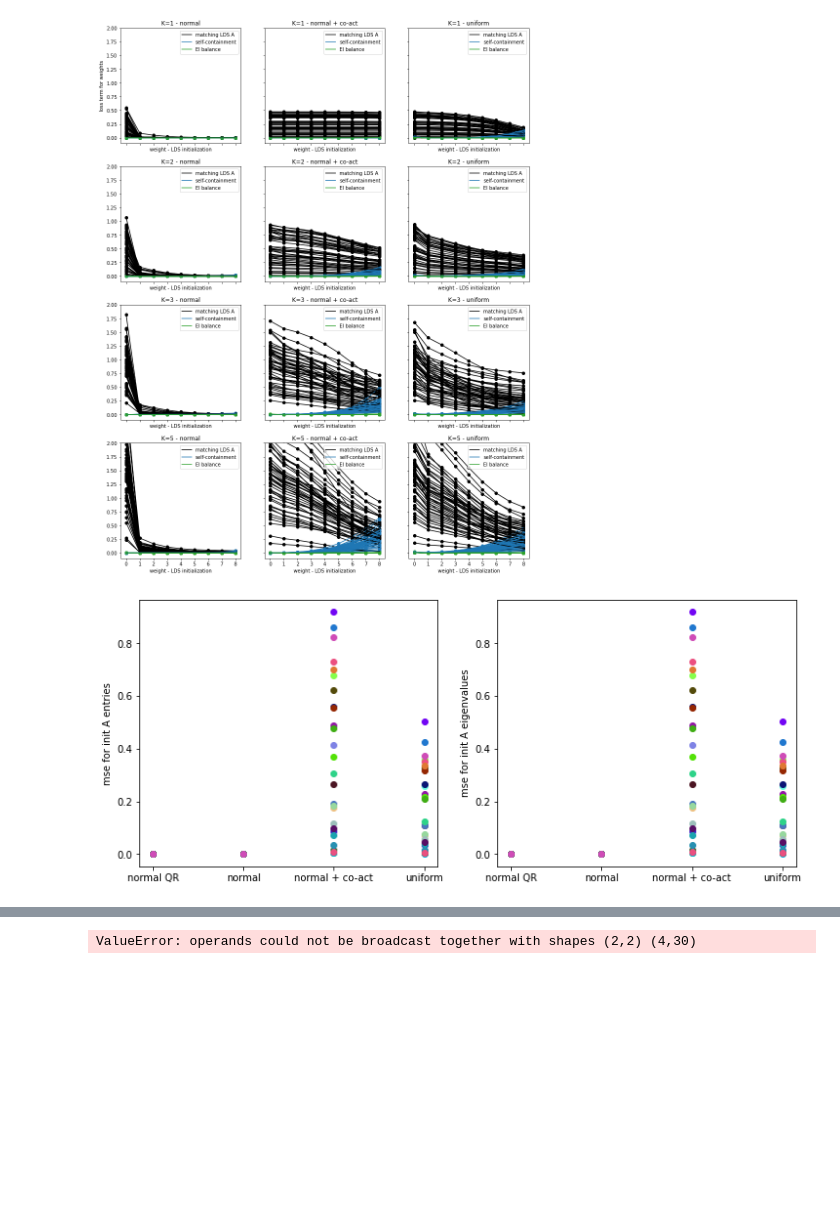
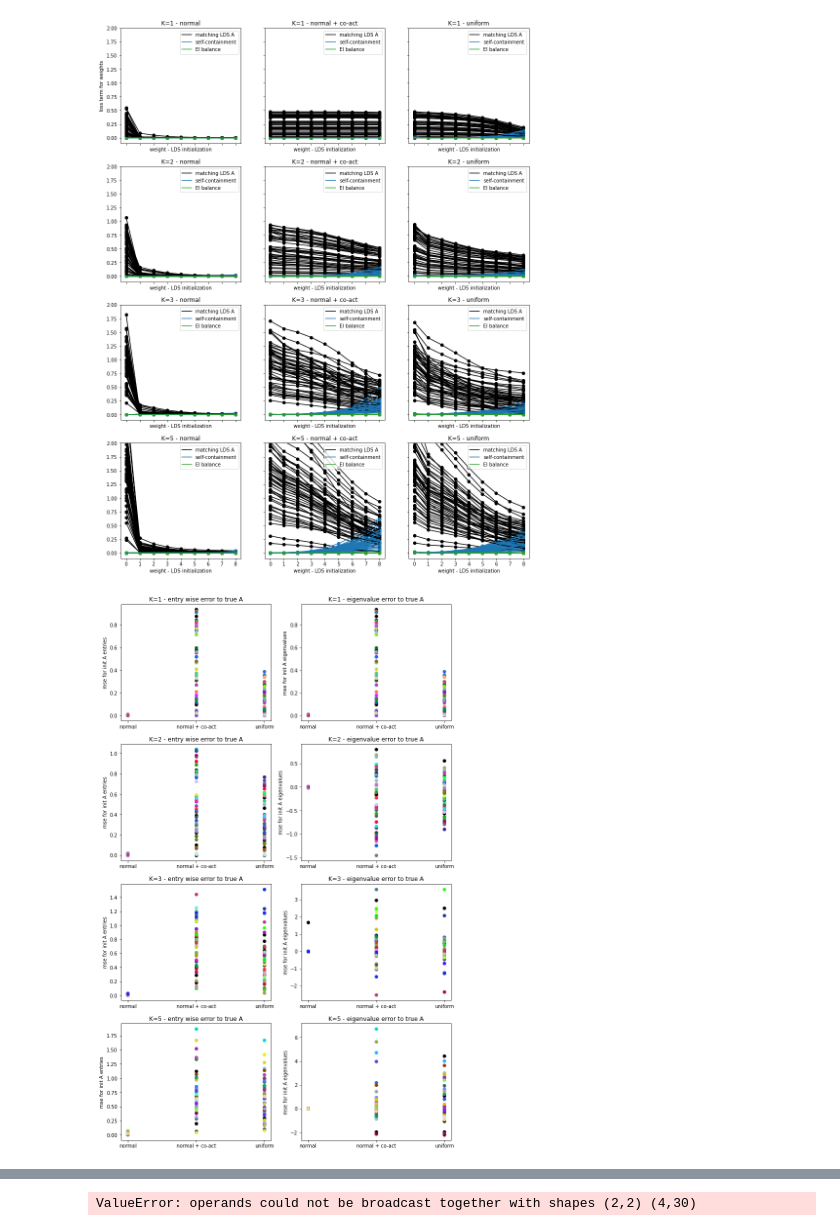
Before and after one commit to lenca56/EI-subspace-RNN, a Jupyter notebook: Analysis_Cluster_fixed_N.ipynb, the cells around one changed output, grey strips where cells are left out. Saved outputs shown, nothing was run; the diff lists cells and outputs as text; code cells hidden in the pictures; blank space fills up the shorter version.

```diff
--- a/Analysis_Cluster_fixed_N.ipynb
+++ b/Analysis_Cluster_fixed_N.ipynb
@@ -178,23 +164,36 @@ plot_initialization_loss(axes, num_simulations, K_vals=K_vals, j_values=j_vals,
 # %% [output]
 [figure]
 # %%
-fig, axes = plt.subplots(1,2, figsize=(12, 5))
+def plot_dynamics_initialization_error(axes, num_simulations, K_vals, j_values=[0,1]):
+    J = load_data(N, K_values=K_vals, j_values=j_values, num_simulations=num_simulations, parameter='J')
+    trueA = load_data(N, K_values=K_vals, j_values=j_values, num_simulations=num_simulations, parameter='trueA')
+    initW = load_data(N, K_values=K_vals, j_values=j_values, num_simulations=num_simulations, parameter='initW')
 
-def plot_dynamics_initialization_error(axes, trueA, initW, j_values=[0,1]):
-    for simulation in range(trueA.shape[1]):
-        color = generate_random_color()
-        for j in j_values:
-            initA = build_dynamics_matrix_A(initW[j, simulation], J[j, simulation])
-            axes[0].scatter(j, mse(initA, trueA[j, simulation]), color=color)
-            axes[1].scatter(j, mse(np.linalg.eigvals(initA).reshape(1,initA.shape[0]), np.linalg.eigvals(trueA[j,simulation]).reshape(1,initA.shape[0])), color=color)
+    if len(K_vals) == 1:
+        axes = axes.reshape((len(K_vals), 2))
 
-            axes[0].set_xticks(j_values, J_possibility_title[j_values])
-            axes[1].set_xticks(j_values, J_possibility_title[j_values])
+    for k in range(len(K_vals)):
+        for simulation in range(num_simulations):
+            color = generate_random_color()
+            for j in range(len(j_values)):
+                initA = build_dynamics_matrix_A(initW[k,j, simulation], J[k,j, simulation])
+                axes[k,0].scatter(j, mse(initA, trueA[k,j, simulation]), color=color)
 
-        axes[0].set_ylabel('mse for init A entries')
-        axes[1].set_ylabel('mse for init A eigenvalues')
+                # got to order eigenvalues to best match each other and do a different metric
+                axes[k,1].scatter(j, mse(np.linalg.eigvals(initA).reshape(1,initA.shape[0]), np.linalg.eigvals(trueA[k,j,simulation]).reshape(1,initA.shape[0])), color=color)
 
-plot_dynamics_initialization_error(axes, trueA, initW, j_values=j_values)
-plt.savefig(f'figures/N={N}_K={K}_figure=2_plot_dynamics_initialization_error', bbox_inches='tight', dpi=300)
+                axes[k,0].set_xticks(j_values, J_possibility_title[j_values])
+                axes[k,1].set_xticks(j_values, J_possibility_title[j_values])
+
+            axes[k,0].set_ylabel('mse for init A entries')
+            axes[k,1].set_ylabel('mse for init A eigenvalues')
+            axes[k,0].set_title(f'K={K_vals[k]} - entry wise error to true A')
+            axes[k,1].set_title(f'K={K_vals[k]} - eigenvalue error to true A')
+
+K_vals = [1,2,3,5]
+j_vals = [0,1]
+fig, axes = plt.subplots(len(K_vals), 2, figsize=(12, 5 * len(K_vals)))
+plot_dynamics_initialization_error(axes, num_simulations, K_vals=K_vals, j_values=j_values)
+# plt.savefig(f'figures/N={N}_K={K}_figure=2_plot_dynamics_initialization_error', bbox_inches='tight', dpi=300)
 # %% [output]
-[figure, old version]
+[figure, new version]
```
Also changed, not shown: parts of 5 cells of this notebook, 1 other file.
